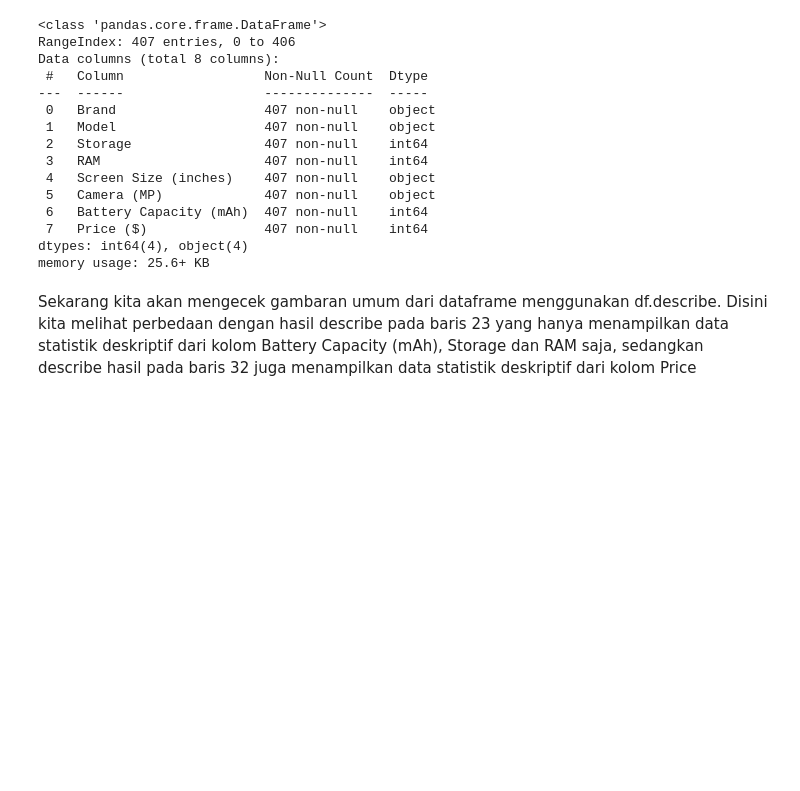
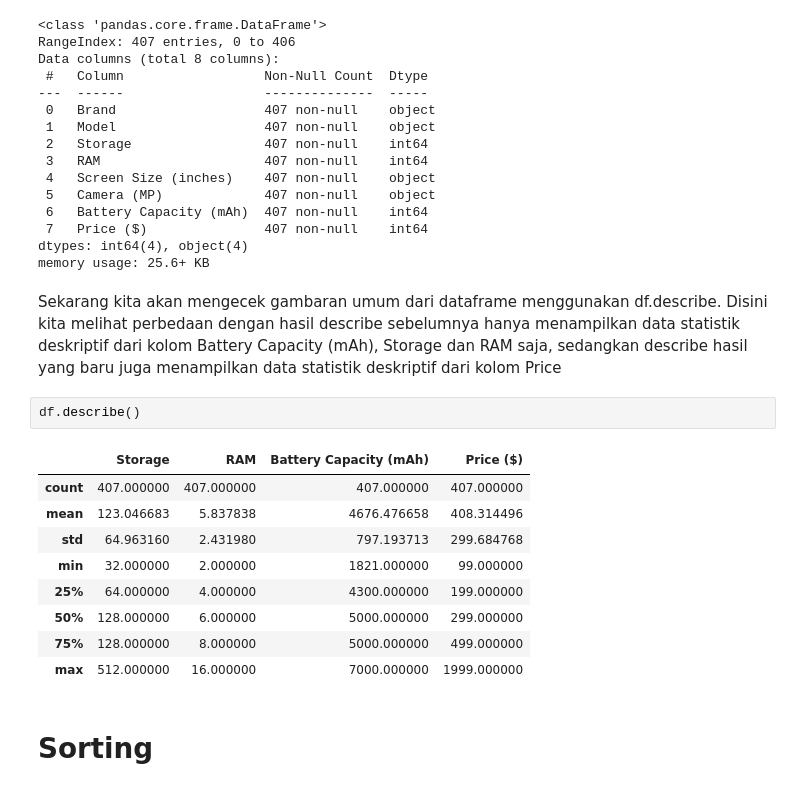
Before and after one commit to KhadafiZubaidiDev/my-projects, a Jupyter notebook: wrangler-project/main.ipynb, the cells around one changed output. Saved outputs shown, nothing was run; the diff lists cells and outputs as text; blank space fills up the shorter version.

Commit message:
Add Sorting di wrangler-project.ipynb

```diff
--- a/wrangler-project/main.ipynb
+++ b/wrangler-project/main.ipynb
@@ -295,4 +295,18 @@ Data columns (total 8 columns):
 dtypes: int64(4), object(4)
 memory usage: 25.6+ KB
 # %% [markdown]
-Sekarang kita akan mengecek gambaran umum dari dataframe menggunakan df.describe. Disini kita melihat perbedaan dengan hasil describe pada baris 23 yang hanya menampilkan data statistik deskriptif dari kolom Battery Capacity (mAh), Storage dan RAM saja, sedangkan describe hasil pada baris 32 juga menampilkan data statistik deskriptif dari kolom Price
+Sekarang kita akan mengecek gambaran umum dari dataframe menggunakan df.describe. Disini kita melihat perbedaan dengan hasil describe sebelumnya hanya menampilkan data statistik deskriptif dari kolom Battery Capacity (mAh), Storage dan RAM saja, sedangkan describe hasil yang baru juga menampilkan data statistik deskriptif dari kolom Price
+# %%
+df.describe()
+# %% [output]
+|  | Storage | RAM | Battery Capacity (mAh) | Price ($) |
+| count | 407.000000 | 407.000000 | 407.000000 | 407.000000 |
+| mean | 123.046683 | 5.837838 | 4676.476658 | 408.314496 |
+| std | 64.963160 | 2.431980 | 797.193713 | 299.684768 |
+| min | 32.000000 | 2.000000 | 1821.000000 | 99.000000 |
+| 25% | 64.000000 | 4.000000 | 4300.000000 | 199.000000 |
+| 50% | 128.000000 | 6.000000 | 5000.000000 | 299.000000 |
+| 75% | 128.000000 | 8.000000 | 5000.000000 | 499.000000 |
+| max | 512.000000 | 16.000000 | 7000.000000 | 1999.000000 |
+# %% [markdown]
+# Sorting
```
